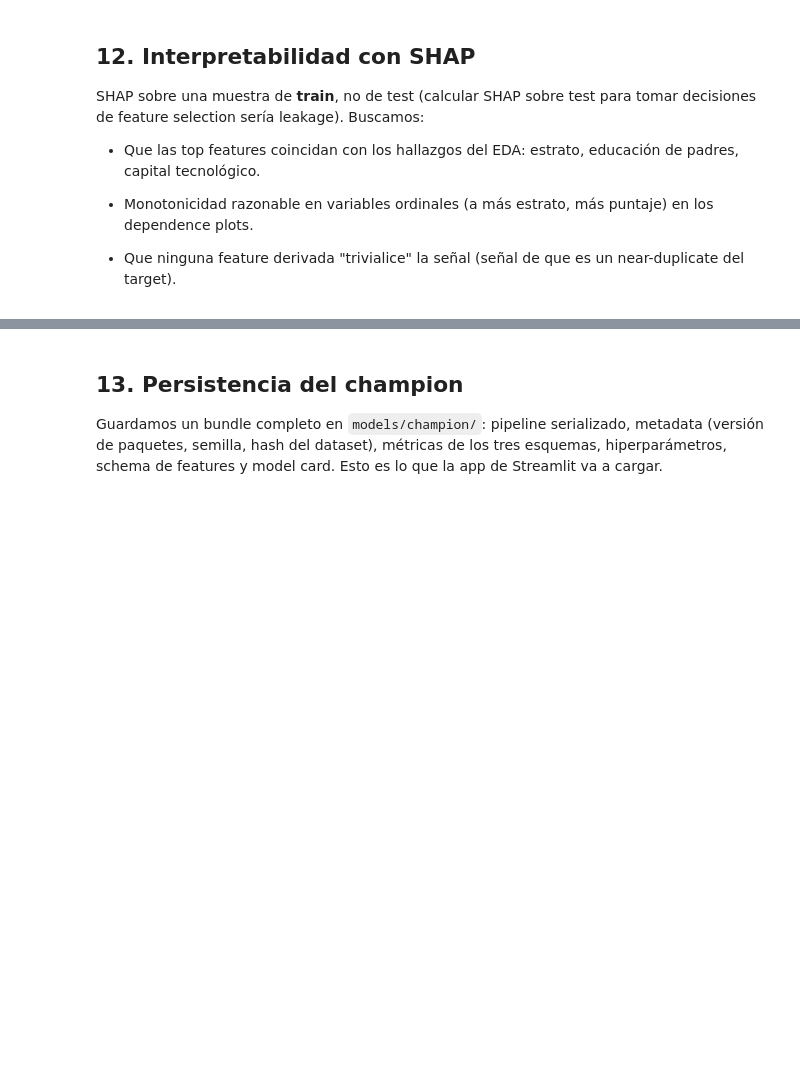
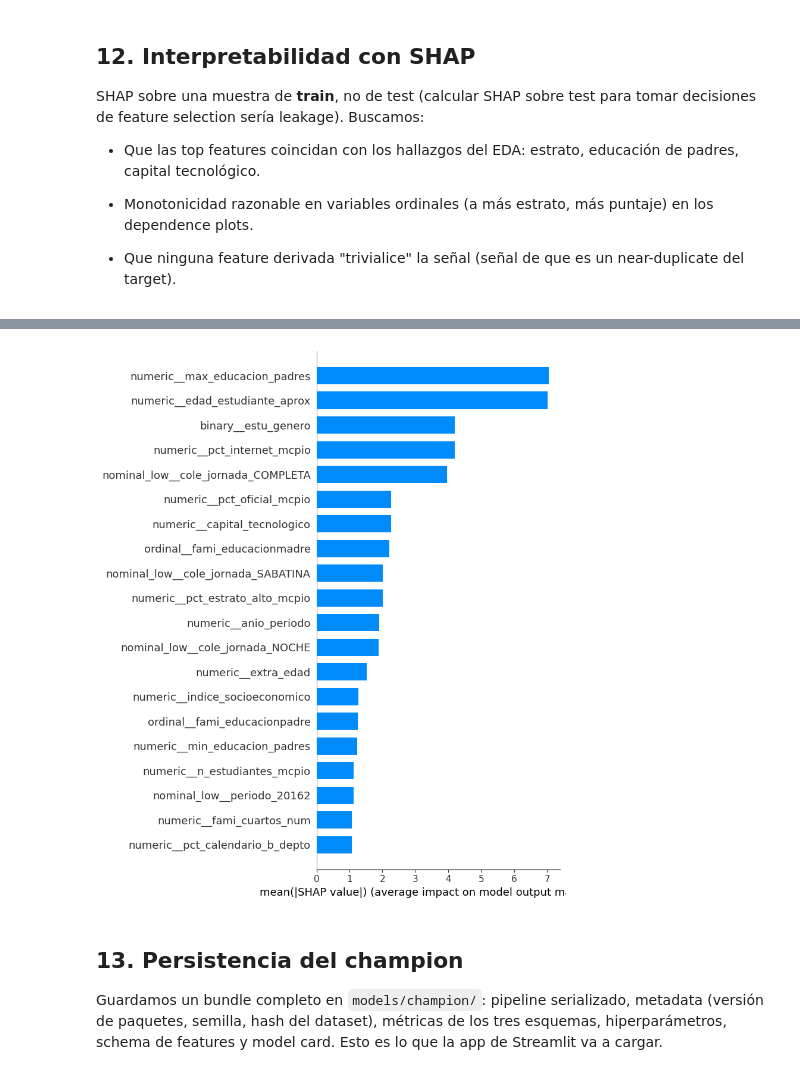
Before and after one commit to sancho3010/ml_project_eafit, a Jupyter notebook: notebooks/06-pipeline-ml.ipynb, the cells around one changed output, grey strips where cells are left out. Drawn from its saved outputs; the diff is of its cells as text; code cells hidden in the pictures; blank space fills up the shorter version.

```diff
--- a/notebooks/06-pipeline-ml.ipynb
+++ b/notebooks/06-pipeline-ml.ipynb
@@ -407,5 +564,7 @@ dev_pipeline_ml.plot_shap_summary(save_path=FIGURES_DIR / 'shap_summary.png')
 # %%
-dev_pipeline_ml.plot_shap_importance(save_path=FIGURES_DIR / 'shap_importance.png')
+full_pipeline_ml.plot_shap_importance(save_path=FIGURES_DIR / 'shap_importance.png')
+# %% [output]
+[figure, added]
 # %% [markdown]
 ## 13. Persistencia del champion
 
```
Also changed, not shown: parts of 21 cells of this notebook, 17 other files.
